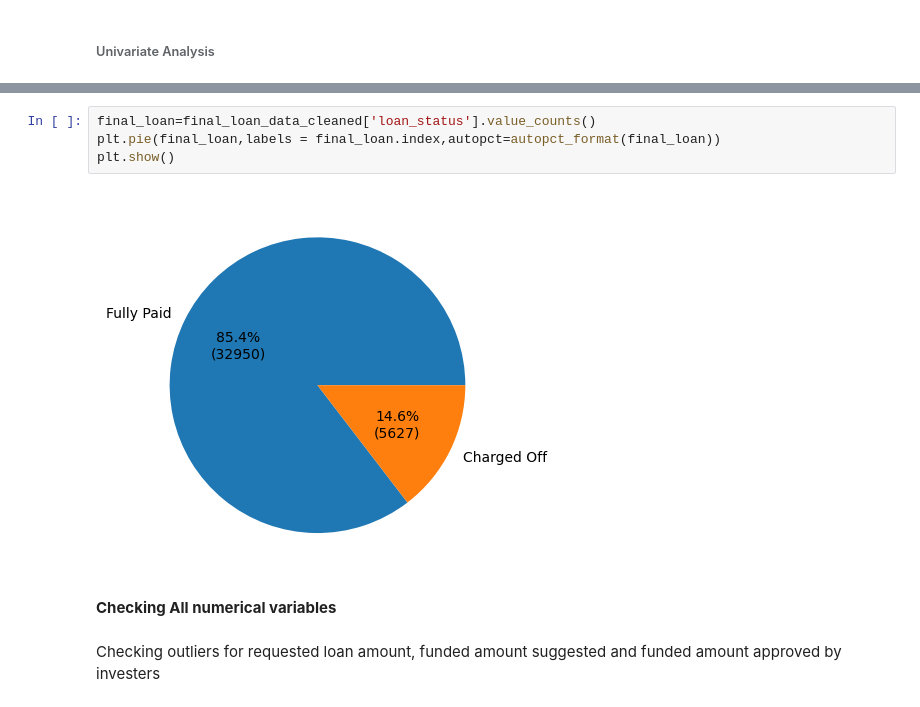
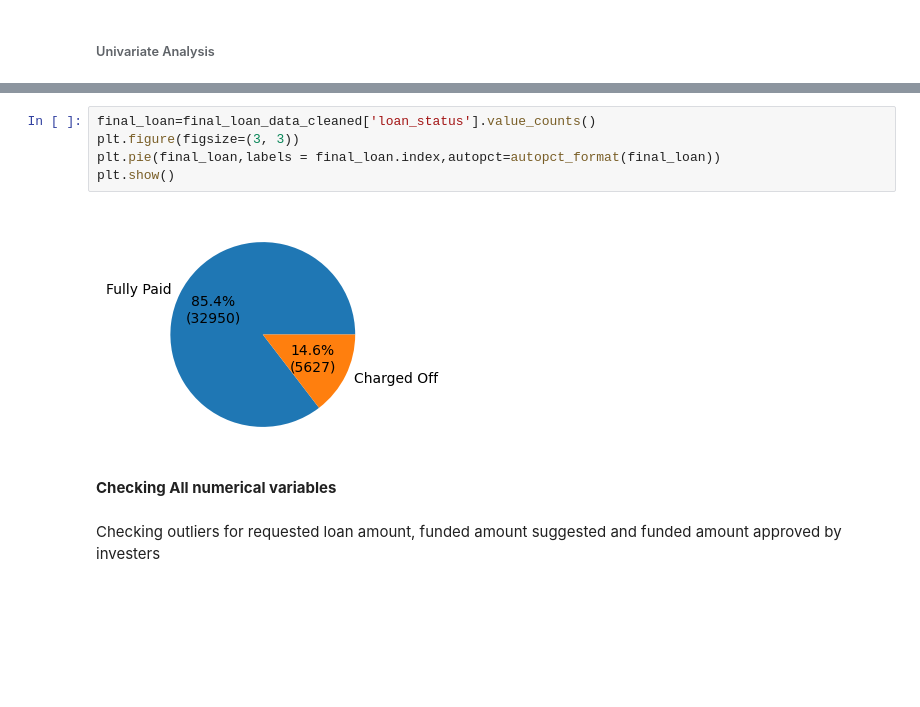
Before and after one commit to sunaynatalreja/LendingClubCaseStudy, a Jupyter notebook: Group_Facilitator_Ganesh.ipynb, the cells around one changed output, grey strips where cells are left out. Cells and saved outputs as stored; diff of their text form; blank space fills up the shorter version.

Commit message:
added charts from checklist

```diff
--- a/Group_Facilitator_Ganesh.ipynb
+++ b/Group_Facilitator_Ganesh.ipynb
@@ -204,12 +199,13 @@ final_loan_data_cleaned.describe()
 | max | 1.077501e+06 | 1.314167e+06 | 35000.000000 | 35000.000000 | 35000.000000 | 60.000000 | 24.400000 | 1305.190000 | ... |
 # %%
 final_loan=final_loan_data_cleaned['loan_status'].value_counts()
+plt.figure(figsize=(3, 3))
 plt.pie(final_loan,labels = final_loan.index,autopct=autopct_format(final_loan))
 plt.show()
 # %% [output]
-[figure, old version]
+[figure, new version]
-# %% [markdown]
-__Checking All numerical variables__
+# %% [markdown]
+__Checking All numerical variables__
 # %% [markdown]
 Checking outliers for requested loan amount, funded amount suggested and funded amount approved by investers
 # %%
```
Also changed, not shown: parts of 55 cells of this notebook.
